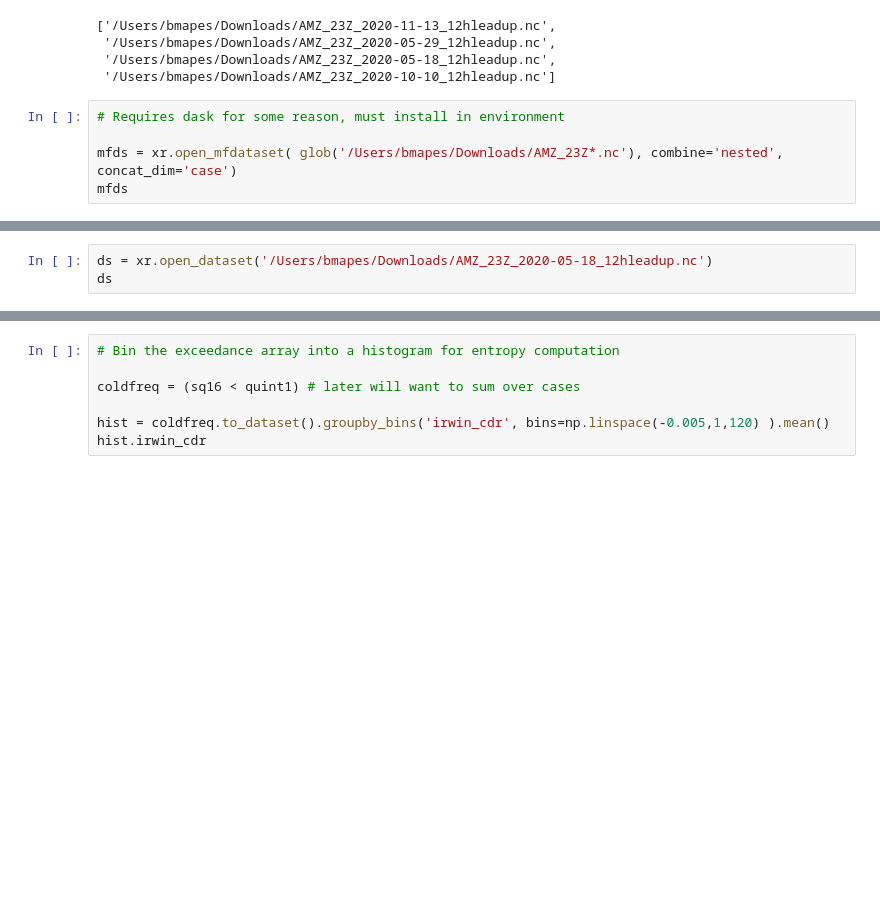
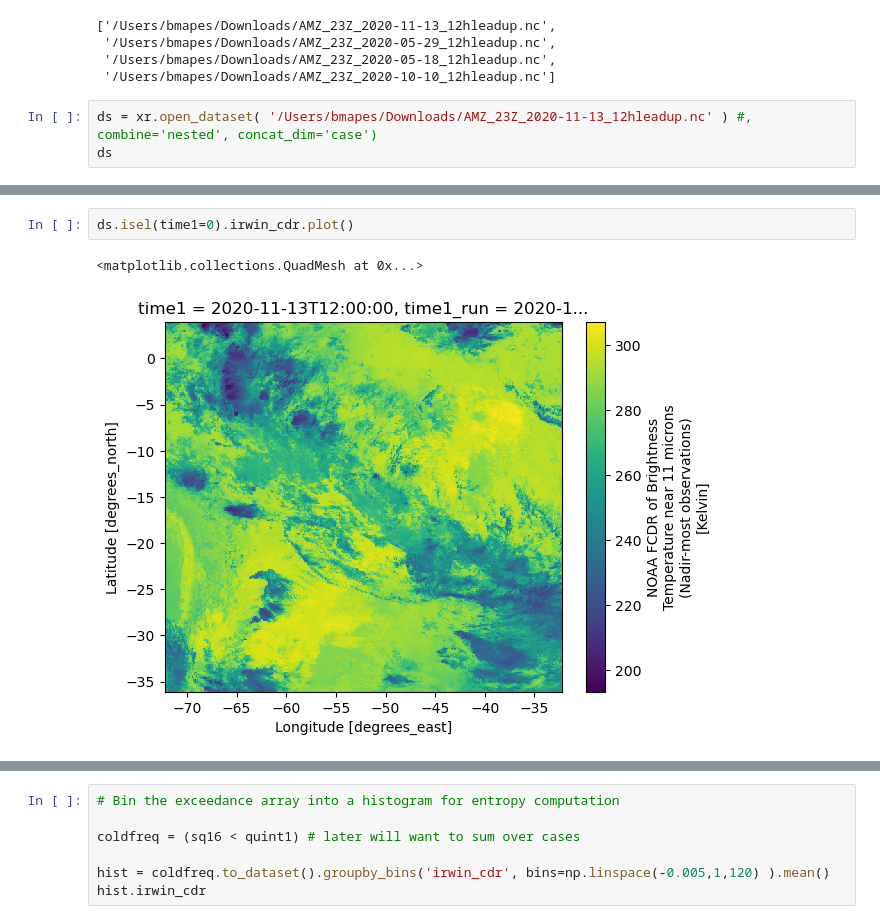
Before and after one commit to ATMOcanes/ATM651, a Jupyter notebook: Jupyter_Notebooks_Python/Entropy_of_IRpatterns.ipynb, the cells around one changed output, grey strips where cells are left out. Saved outputs shown, nothing was run; the diff lists cells and outputs as text; blank space fills up the shorter version.

```diff
--- a/Jupyter_Notebooks_Python/Entropy_of_IRpatterns.ipynb
+++ b/Jupyter_Notebooks_Python/Entropy_of_IRpatterns.ipynb
@@ -14,8 +14,6 @@ glob('/Users/bmapes/Downloads/AMZ_23Z*.nc')
  '/Users/bmapes/Downloads/AMZ_23Z_2020-05-18_12hleadup.nc',
  '/Users/bmapes/Downloads/AMZ_23Z_2020-10-10_12hleadup.nc']
 # %%
-# Requires dask for some reason, must install in environment
-
-mfds = xr.open_mfdataset( glob('/Users/bmapes/Downloads/AMZ_23Z*.nc'), combine='nested', concat_dim='case')
-mfds
+ds = xr.open_dataset( '/Users/bmapes/Downloads/AMZ_23Z_2020-11-13_12hleadup.nc' ) #, combine='nested', concat_dim='case')
+ds
 # %% [output]
@@ -69,3 +28,0 @@ Attributes: (0)
-# %%
-ds = xr.open_dataset('/Users/bmapes/Downloads/AMZ_23Z_2020-05-18_12hleadup.nc')
-ds
@@ -145,0 +39,5 @@ quint1 = np.sort( np.ravel( sq.values) )[sq.size//5]     # 1/5 of area
+# %%
+ds.isel(time1=0).irwin_cdr.plot()
+# %% [output]
+<matplotlib.collections.QuadMesh at 0x...>
+[figure, added]
```
Also changed, not shown: parts of 21 cells of this notebook.
